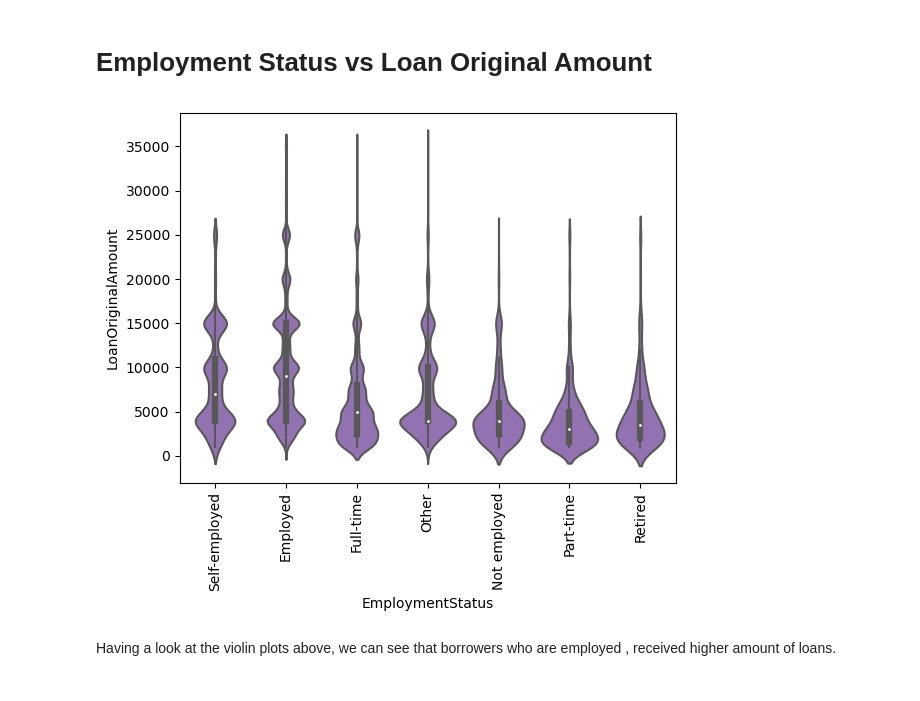
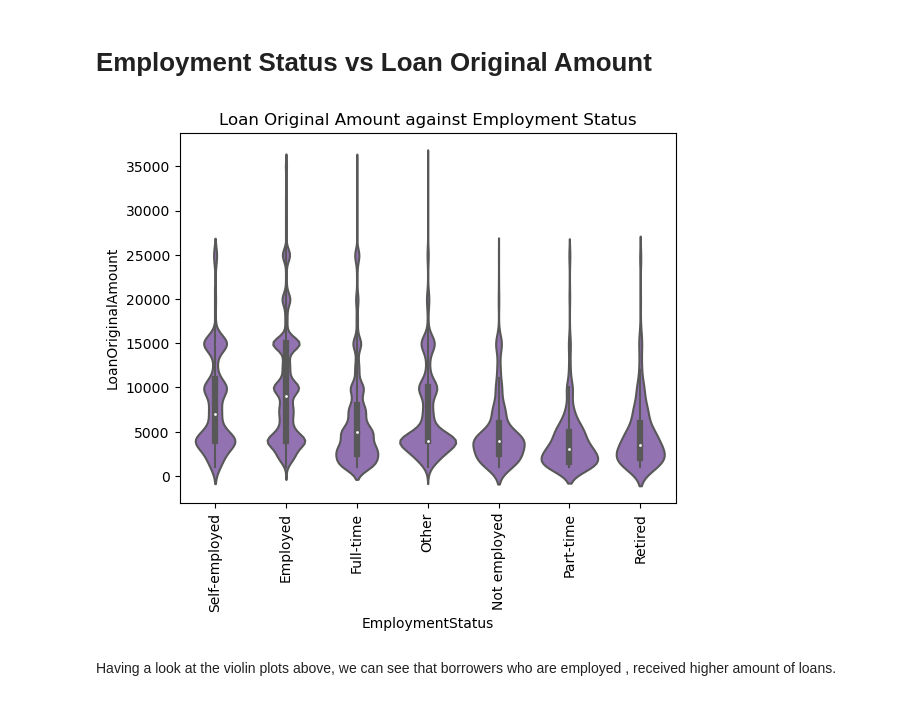
Before and after one commit to Felix-YH/-ALX-Udacity-Scholarship-Program, a Jupyter notebook: Project 3/Part_II_slide_deck.ipynb, the cells around one changed output. Saved outputs shown, nothing was run; the diff lists cells and outputs as text; code cells hidden in the pictures.

```diff
--- a/Project 3/Part_II_slide_deck.ipynb
+++ b/Project 3/Part_II_slide_deck.ipynb
@@ -300,14 +298,14 @@ Next, we explore the relationship between a borrowers employment Status and loan
 # Employment Status vs Loan Original Amount
 # %%
 # EmploymentStatus vs LoanOriginalAmount
-
 base_color = sb.color_palette()[4]
 bins = np.arange(0, 35000, 1500)
 sb.violinplot(data = loan, x = 'EmploymentStatus' , y = 'LoanOriginalAmount',  color = base_color)
 plt.xticks(rotation=90)
+plt.title('Loan Original Amount against Employment Status')
 plt.show()
 # %% [output]
-[figure, old version]
+[figure, new version]
 # %% [markdown]
 Having a look at the violin plots above, we can see that borrowers who are employed , received higher amount of loans.
 # %%
```
Also changed, not shown: parts of 6 cells of this notebook, 3 other files.
